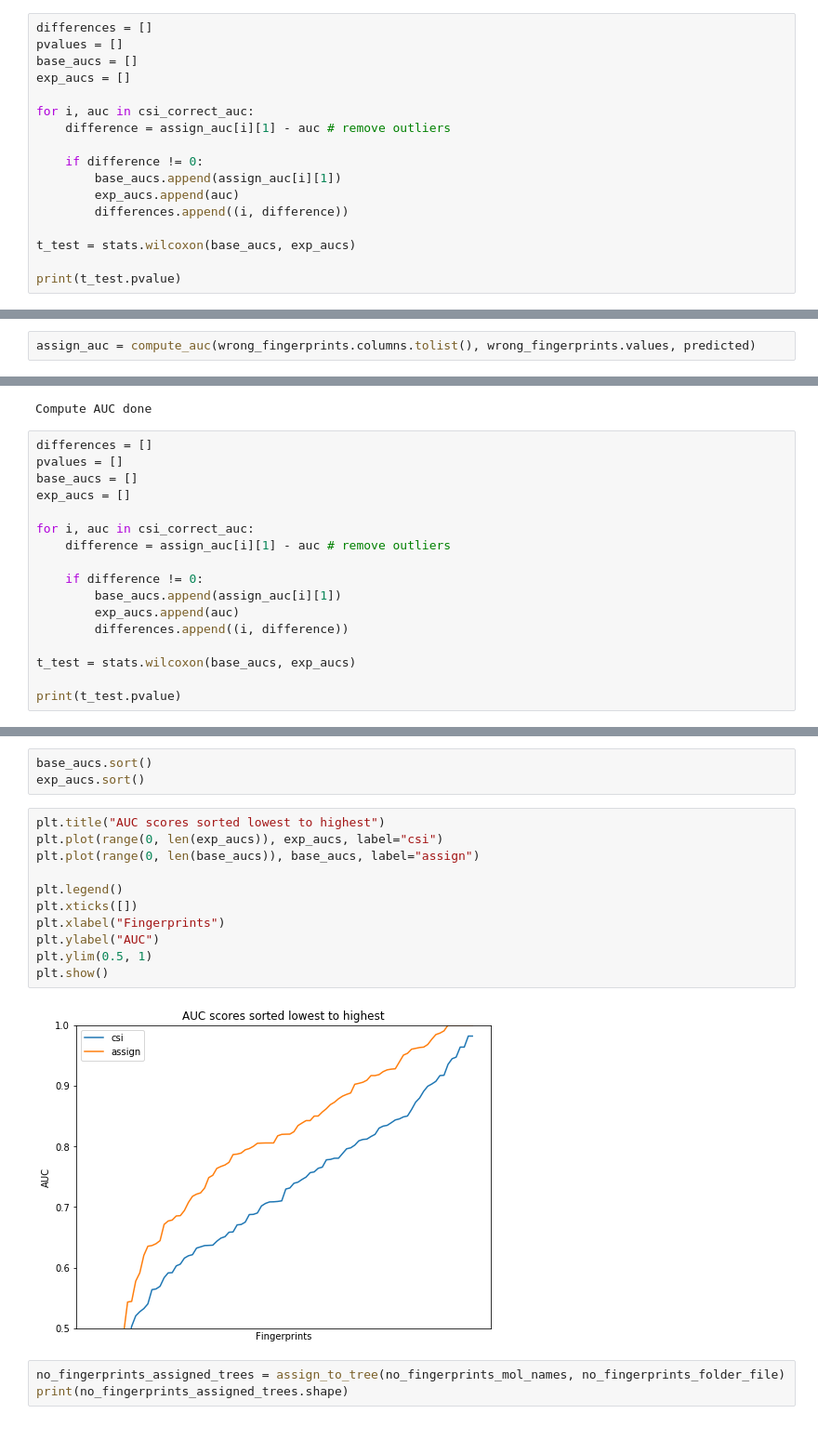
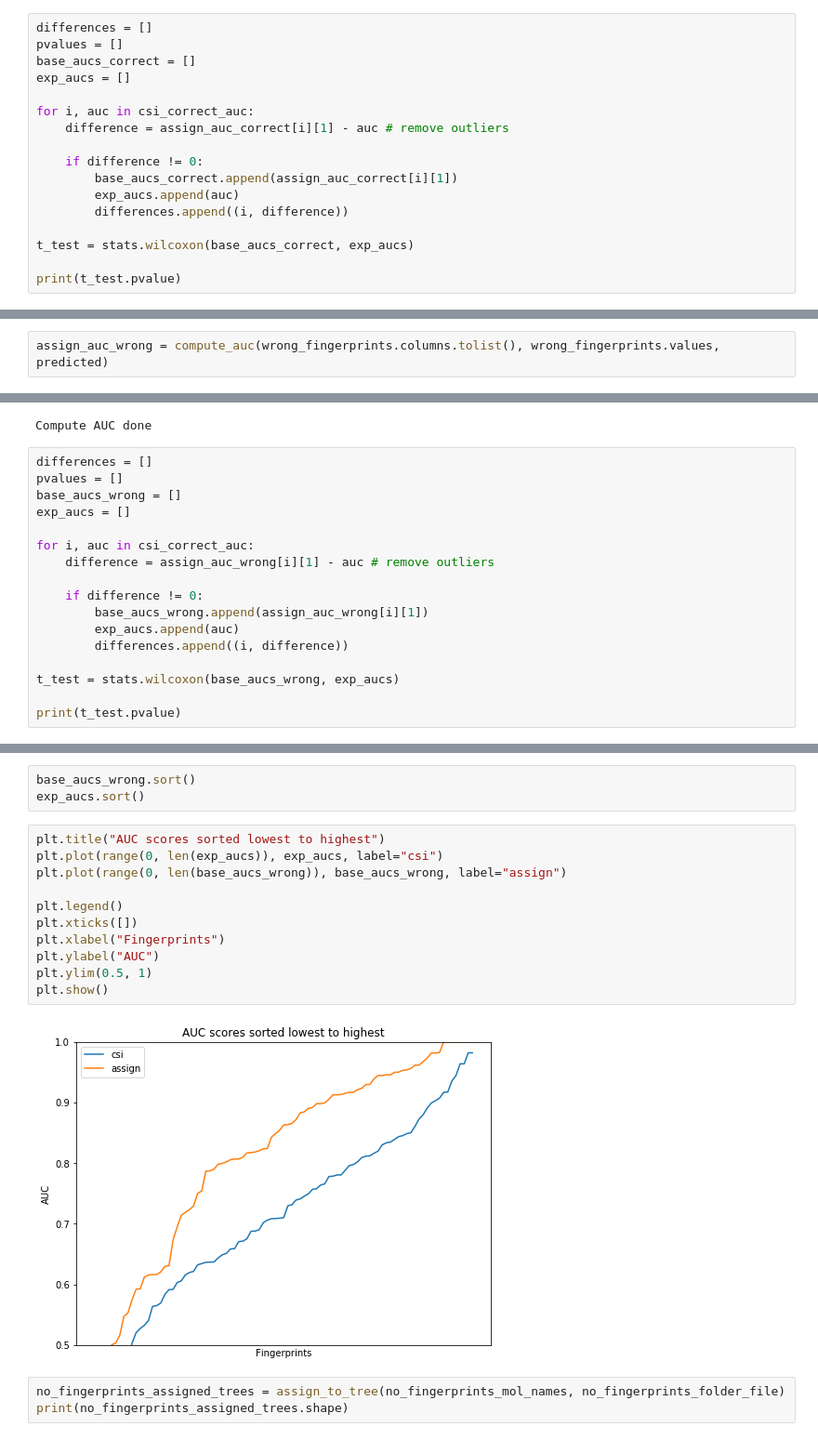
Before and after one commit to sdrogers/nnpredict, a Jupyter notebook: Code/Python/Final_vs_CSI.ipynb, the cells around one changed output, grey strips where cells are left out. Shown at 93% size. Drawn from its saved outputs; the diff is of its cells as text.

```diff
--- a/Code/Python/Final_vs_CSI.ipynb
+++ b/Code/Python/Final_vs_CSI.ipynb
@@ -491,18 +493,18 @@ Compute AUC done
 # %%
 differences = []
 pvalues = []
-base_aucs = []
+base_aucs_correct = []
 exp_aucs = []
 
 for i, auc in csi_correct_auc:
-    difference = assign_auc[i][1] - auc # remove outliers
+    difference = assign_auc_correct[i][1] - auc # remove outliers
 
     if difference != 0:
-        base_aucs.append(assign_auc[i][1])
+        base_aucs_correct.append(assign_auc_correct[i][1])
         exp_aucs.append(auc)
         differences.append((i, difference))
 
-t_test = stats.wilcoxon(base_aucs, exp_aucs)
+t_test = stats.wilcoxon(base_aucs_correct, exp_aucs)
 
 print(t_test.pvalue)
 # %% [output]
@@ -553,7 +555,7 @@ wrong_fingerprints.sort_index(inplace=True)
 # %%
 predicted = mod.predict(np.log(wrong_assigned_trees.values + 1))
 # %%
-assign_auc = compute_auc(wrong_fingerprints.columns.tolist(), wrong_fingerprints.values, predicted)
+assign_auc_wrong = compute_auc(wrong_fingerprints.columns.tolist(), wrong_fingerprints.values, predicted)
 # %% [output]
 Compute AUC done
 # %%
@@ -569,18 +571,18 @@ Compute AUC done
 # %%
 differences = []
 pvalues = []
-base_aucs = []
+base_aucs_wrong = []
 exp_aucs = []
 
 for i, auc in csi_correct_auc:
-    difference = assign_auc[i][1] - auc # remove outliers
+    difference = assign_auc_wrong[i][1] - auc # remove outliers
 
     if difference != 0:
-        base_aucs.append(assign_auc[i][1])
+        base_aucs_wrong.append(assign_auc_wrong[i][1])
         exp_aucs.append(auc)
         differences.append((i, difference))
 
-t_test = stats.wilcoxon(base_aucs, exp_aucs)
+t_test = stats.wilcoxon(base_aucs_wrong, exp_aucs)
 
 print(t_test.pvalue)
 # %% [output]
@@ -588,19 +590,19 @@ print(t_test.pvalue)
 # %%
-base_aucs.sort()
+base_aucs_wrong.sort()
 exp_aucs.sort()
 # %%
 plt.title("AUC scores sorted lowest to highest")
 plt.plot(range(0, len(exp_aucs)), exp_aucs, label="csi")
-plt.plot(range(0, len(base_aucs)), base_aucs, label="assign")
+plt.plot(range(0, len(base_aucs_wrong)), base_aucs_wrong, label="assign")
 
 plt.legend()
 plt.xticks([])
 plt.xlabel("Fingerprints")
 plt.ylabel("AUC")
 plt.ylim(0.5, 1)
 plt.show()
 # %% [output]
-[figure, old version]
+[figure, new version]
 # %%
 no_fingerprints_assigned_trees = assign_to_tree(no_fingerprints_mol_names, no_fingerprints_folder_file)
 print(no_fingerprints_assigned_trees.shape)
```
Also changed, not shown: parts of 20 cells of this notebook.
